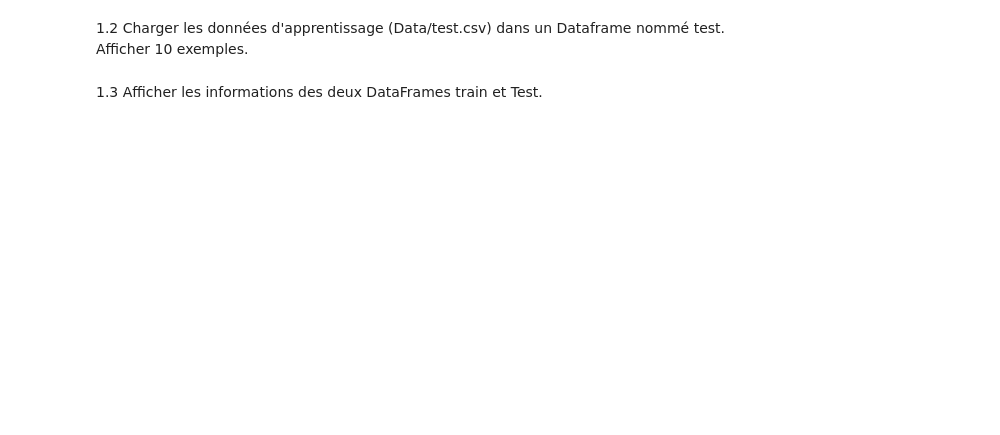
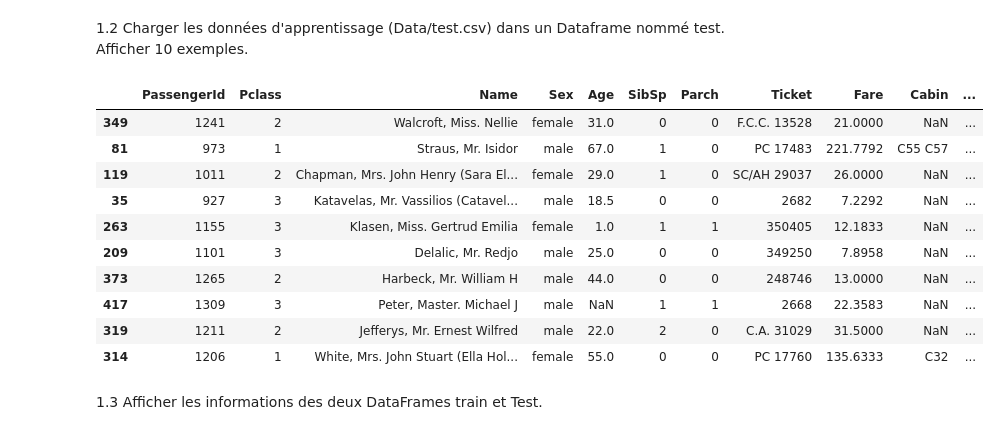
Before and after one commit to francoisloue/tp2_manipulation_donnee, a Jupyter notebook: TP2_prepa_feature.ipynb, the cells around one changed output. Drawn from its saved outputs; the diff is of its cells as text; code cells hidden in the pictures; blank space fills up the shorter version.

```diff
--- a/TP2_prepa_feature.ipynb
+++ b/TP2_prepa_feature.ipynb
@@ -18,4 +34,20 @@ from sklearn.feature_selection import mutual_info_regression
 # %% [markdown]
 1.2 Charger les données d'apprentissage (Data/test.csv) dans un Dataframe nommé test. Afficher 10 exemples.
+# %%
+# 1.2 charger les données d'apprentissage et afficher 10 exemples
+test_df = pd.read_csv("data/test.csv")
+test_df.sample(10)
+# %% [output]
+|  | PassengerId | Pclass | Name | Sex | Age | SibSp | Parch | Ticket | Fare | Cabin | ... |
+| 349 | 1241 | 2 | Walcroft, Miss. Nellie | female | 31.0 | 0 | 0 | F.C.C. 13528 | 21.0000 | NaN | ... |
+| 81 | 973 | 1 | Straus, Mr. Isidor | male | 67.0 | 1 | 0 | PC 17483 | 221.7792 | C55 C57 | ... |
+| 119 | 1011 | 2 | Chapman, Mrs. John Henry (Sara El... | female | 29.0 | 1 | 0 | SC/AH 29037 | 26.0000 | NaN | ... |
+| 35 | 927 | 3 | Katavelas, Mr. Vassilios (Catavel... | male | 18.5 | 0 | 0 | 2682 | 7.2292 | NaN | ... |
+| 263 | 1155 | 3 | Klasen, Miss. Gertrud Emilia | female | 1.0 | 1 | 1 | 350405 | 12.1833 | NaN | ... |
+| 209 | 1101 | 3 | Delalic, Mr. Redjo | male | 25.0 | 0 | 0 | 349250 | 7.8958 | NaN | ... |
+| 373 | 1265 | 2 | Harbeck, Mr. William H | male | 44.0 | 0 | 0 | 248746 | 13.0000 | NaN | ... |
+| 417 | 1309 | 3 | Peter, Master. Michael J | male | NaN | 1 | 1 | 2668 | 22.3583 | NaN | ... |
+| 319 | 1211 | 2 | Jefferys, Mr. Ernest Wilfred | male | 22.0 | 2 | 0 | C.A. 31029 | 31.5000 | NaN | ... |
+| 314 | 1206 | 1 | White, Mrs. John Stuart (Ella Hol... | female | 55.0 | 0 | 0 | PC 17760 | 135.6333 | C32 | ... |
 # %% [markdown]
 1.3 Afficher les informations des deux DataFrames train et Test.
```
Also changed, not shown: parts of 22 cells of this notebook.
